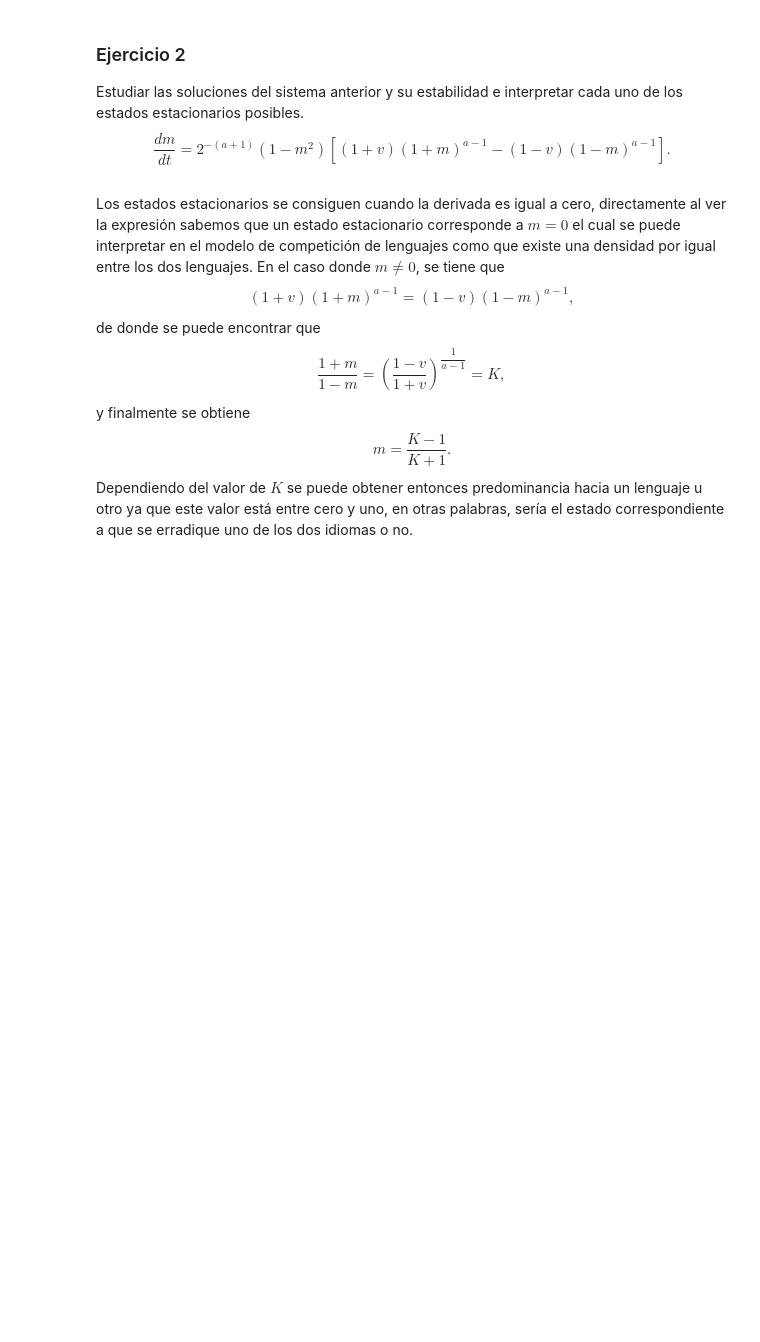
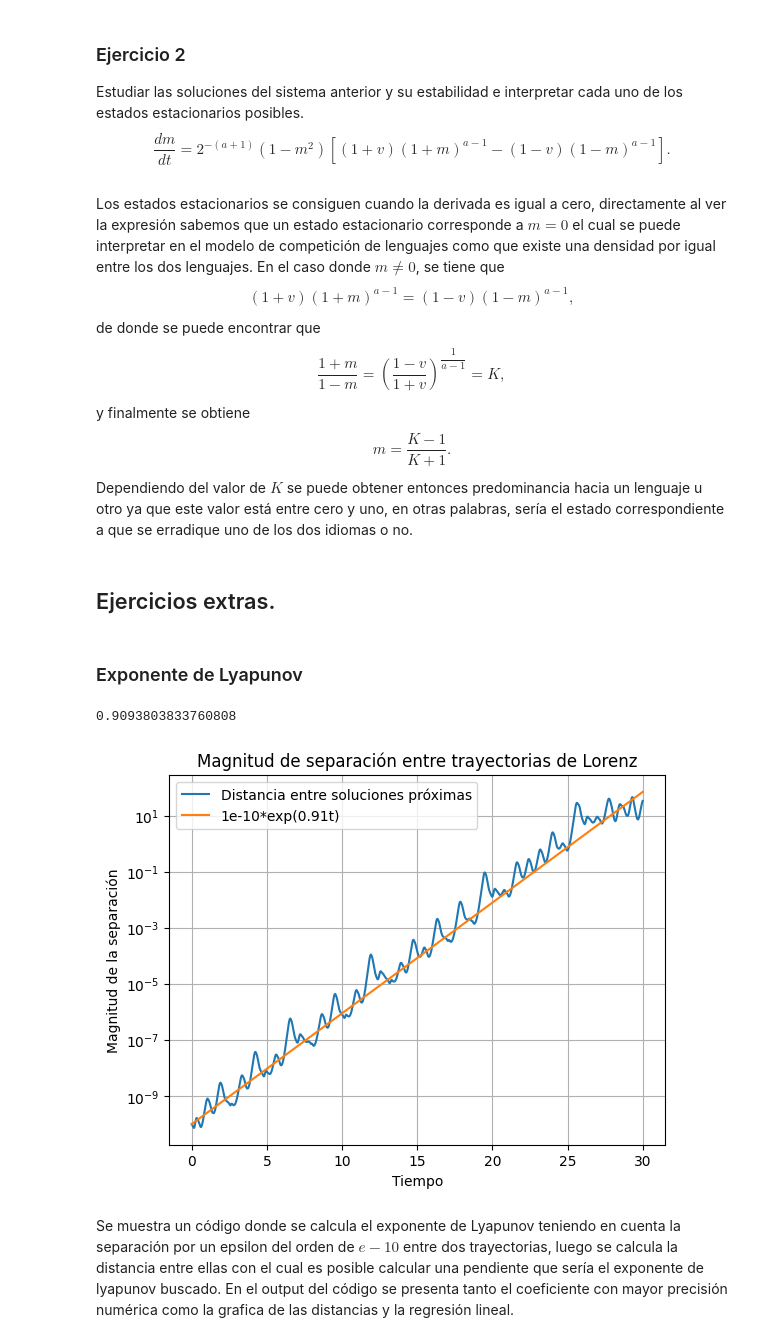
Before and after one commit to ashybabashyba/RedesComplejasUGR, a Jupyter notebook: NotebookPrincipal.ipynb, the cells around one changed output. Cells and saved outputs as stored; diff of their text form; code cells hidden in the pictures; blank space fills up the shorter version.

Commit message:
Añadido exponente de Lyapunov

```diff
--- a/NotebookPrincipal.ipynb
+++ b/NotebookPrincipal.ipynb
@@ -1158,3 +1157,43 @@ y finalmente se obtiene
     m = \dfrac{K-1}{K+1}.
 \end{equation*}
 Dependiendo del valor de $K$ se puede obtener entonces predominancia hacia un lenguaje u otro ya que este valor está entre cero y uno, en otras palabras, sería el estado correspondiente a que se erradique uno de los dos idiomas o no.
+# %% [markdown]
+## Ejercicios extras.
+# %% [markdown]
+### Exponente de Lyapunov
+# %%
+from Codigos import RungeKutta
+a=10.0
+b=28.0
+c=8.0/3.0
+
+Lorenz=RungeKutta.CrearFuncionLorenz(a,b,c)
+
+initial_conditions1 = [2, 3, 14]
+initial_conditions2 = [2, 3, 14 - 1e-10]
+t_span = [0, 30]
+h = 0.001
+
+t_values1, y_values1 = RungeKutta.runge_kutta_4th_order(Lorenz, initial_conditions1, t_span, h)
+t_values2, y_values2 = RungeKutta.runge_kutta_4th_order(Lorenz, initial_conditions2, t_span, h)
+
+distance = np.sqrt(np.sum((y_values2 - y_values1)**2, axis=1))
+
+# No usamos todo el rango de valores del tiempo pues mientras más cercano a 30s menos aproxima a una recta
+log_distance = np.log(distance[:2800])
+slope, _ = np.polyfit(t_values1[:2800], log_distance, 1)
+print(slope)
+
+plt.semilogy(t_values1, distance, label='Distancia entre soluciones próximas')
+plt.semilogy(t_values1, 1e-10*np.exp(slope*t_values1), label=f'1e-10*exp({slope:.2f}t)')
+plt.xlabel('Tiempo')
+plt.ylabel('Magnitud de la separación')
+plt.title('Magnitud de separación entre trayectorias de Lorenz')
+plt.legend()
+plt.grid(True)
+plt.show()
+# %% [output]
+0.9093803833760808
+[figure, added]
+# %% [markdown]
+Se muestra un código donde se calcula el exponente de Lyapunov teniendo en cuenta la separación por un epsilon del orden de $e-10$ entre dos trayectorias, luego se calcula la distancia entre ellas con el cual es posible calcular una pendiente que sería el exponente de lyapunov buscado. En el output del código se presenta tanto el coeficiente con mayor precisión numérica como la grafica de las distancias y la regresión lineal.
```
Also changed, not shown: parts of 2 cells of this notebook.
